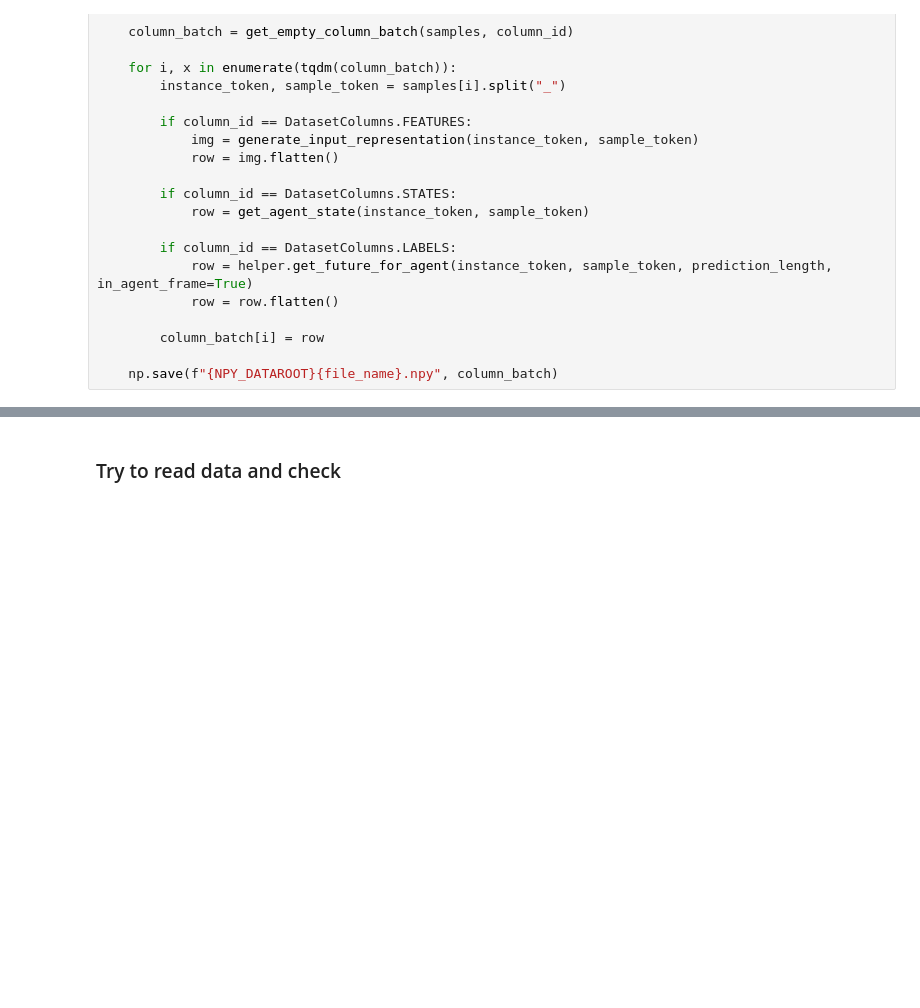
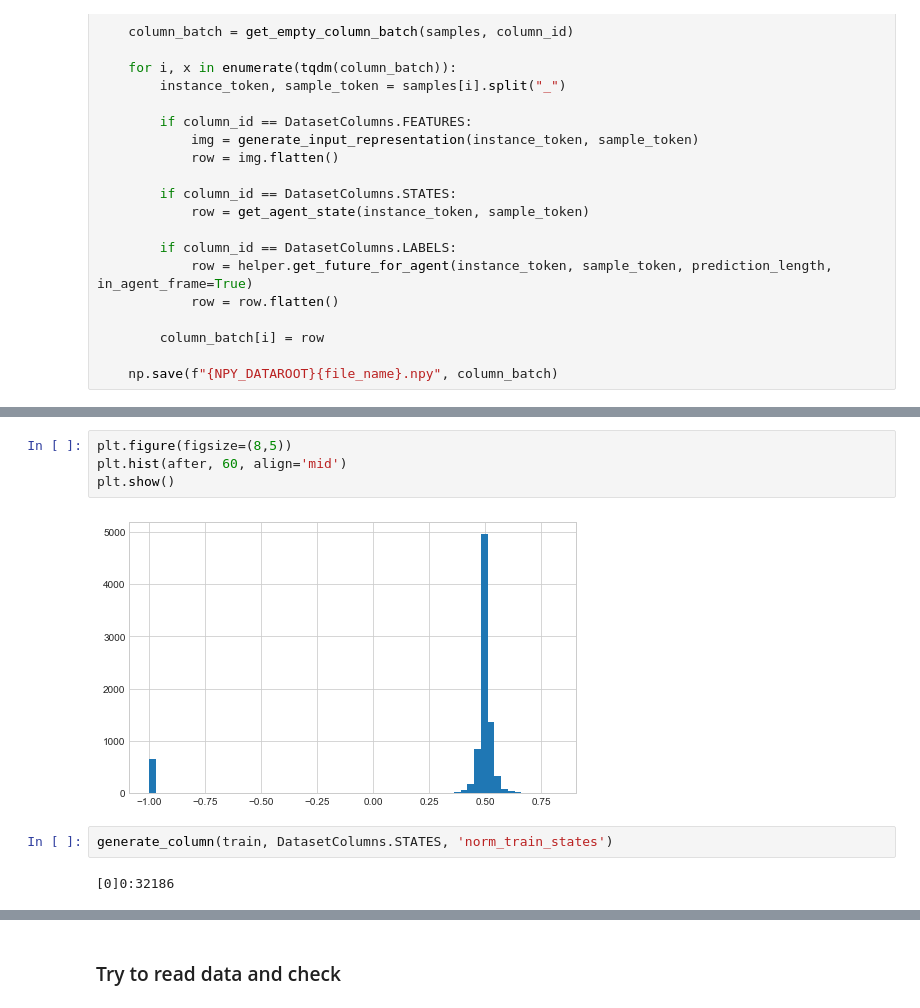
Before and after one commit to TechToker/Raster-traffic-motion-prediction, a Jupyter notebook: dataset_generator.ipynb, the cells around one changed output, grey strips where cells are left out. Drawn from its saved outputs; the diff is of its cells as text; blank space fills up the shorter version.

```diff
--- a/dataset_generator.ipynb
+++ b/dataset_generator.ipynb
@@ -201 +245,11 @@ def generate_column(samples, column_id, file_name):
+# %%
+plt.figure(figsize=(8,5))
+plt.hist(after, 60, align='mid')
+plt.show()
+# %% [output]
+[figure, added]
+# %%
+generate_column(train, DatasetColumns.STATES, 'norm_train_states')
+# %% [output]
+[0]0:32186
 # %%
```
Also changed, not shown: parts of 7 cells of this notebook, 6 other files.
